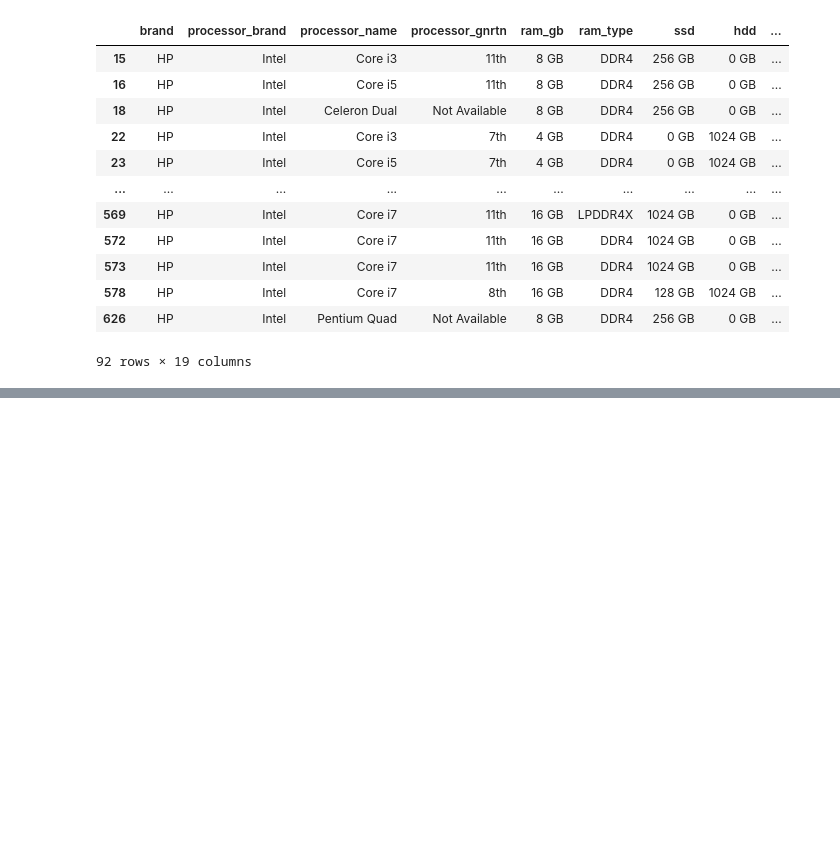
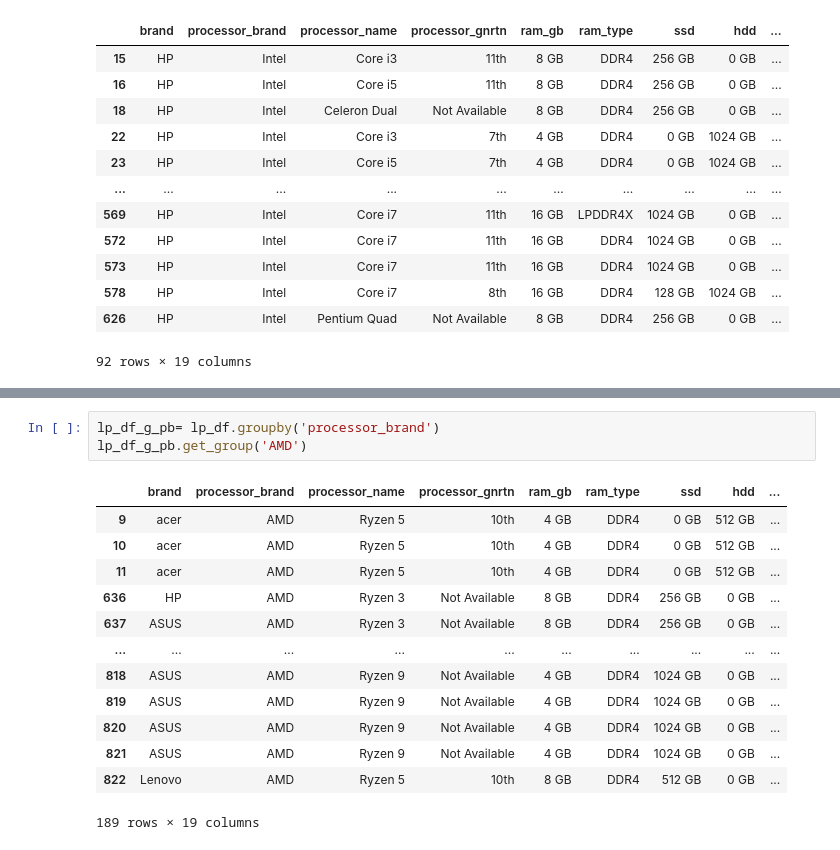
Before and after one commit to Govind-kumawat2002/LIET_COLLEGE, a Jupyter notebook: os_modul/pandas.ipynb, the cells around one changed output, grey strips where cells are left out. Drawn from its saved outputs; the diff is of its cells as text; blank space fills up the shorter version.

```diff
--- a/os_modul/pandas.ipynb
+++ b/os_modul/pandas.ipynb
@@ -202,0 +217,17 @@ lp_df_hp[lp_df_hp['processor_brand']=='Intel']
+# %%
+lp_df_g_pb= lp_df.groupby('processor_brand')
+lp_df_g_pb.get_group('AMD')
+# %% [output]
+|  | brand | processor_brand | processor_name | processor_gnrtn | ram_gb | ram_type | ssd | hdd | ... |
+| 9 | acer | AMD | Ryzen 5 | 10th | 4 GB | DDR4 | 0 GB | 512 GB | ... |
+| 10 | acer | AMD | Ryzen 5 | 10th | 4 GB | DDR4 | 0 GB | 512 GB | ... |
+| 11 | acer | AMD | Ryzen 5 | 10th | 4 GB | DDR4 | 0 GB | 512 GB | ... |
+| 636 | HP | AMD | Ryzen 3 | Not Available | 8 GB | DDR4 | 256 GB | 0 GB | ... |
+| 637 | ASUS | AMD | Ryzen 3 | Not Available | 8 GB | DDR4 | 256 GB | 0 GB | ... |
+| ... | ... | ... | ... | ... | ... | ... | ... | ... | ... |
+| 818 | ASUS | AMD | Ryzen 9 | Not Available | 4 GB | DDR4 | 1024 GB | 0 GB | ... |
+| 819 | ASUS | AMD | Ryzen 9 | Not Available | 4 GB | DDR4 | 1024 GB | 0 GB | ... |
+| 820 | ASUS | AMD | Ryzen 9 | Not Available | 4 GB | DDR4 | 1024 GB | 0 GB | ... |
+| 821 | ASUS | AMD | Ryzen 9 | Not Available | 4 GB | DDR4 | 1024 GB | 0 GB | ... |
+| 822 | Lenovo | AMD | Ryzen 5 | 10th | 8 GB | DDR4 | 512 GB | 0 GB | ... |
+189 rows × 19 columns
```
Also changed, not shown: parts of 6 cells of this notebook.
